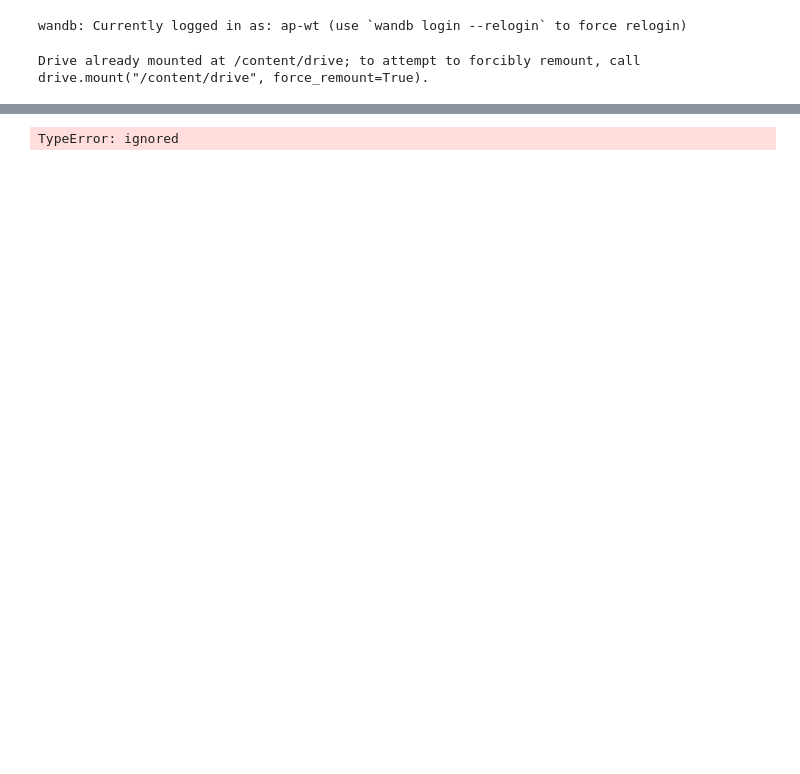
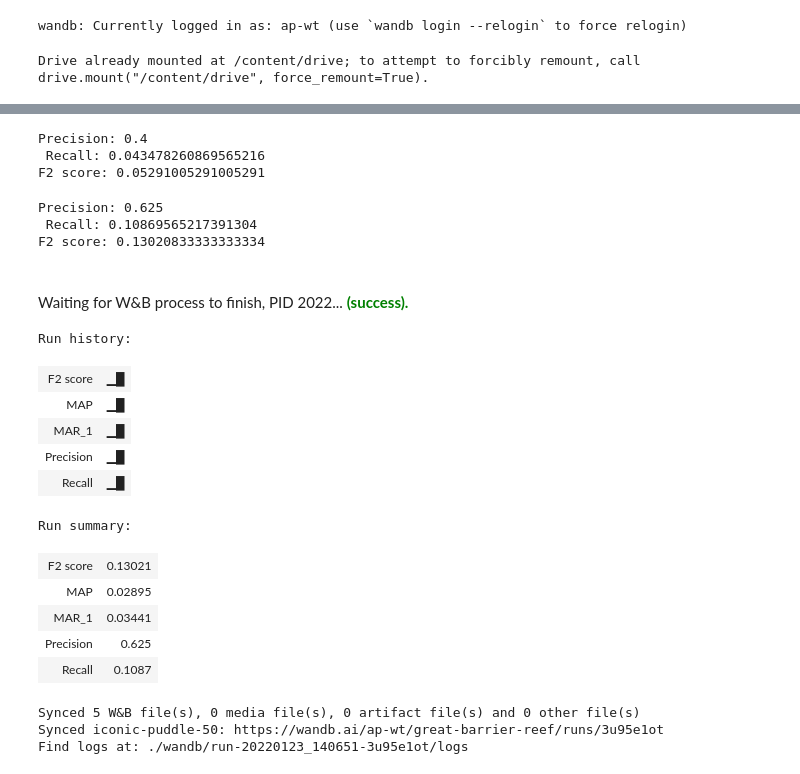
Before and after one commit to wtaisner/tensorflow-great-barrier-reef, a Jupyter notebook: FastRCNN.ipynb, the cells around one changed output, grey strips where cells are left out. Cells and saved outputs as stored; diff of their text form; code cells hidden in the pictures; blank space fills up the shorter version.

Commit message:
fixed F2 score calculation

```diff
--- a/FastRCNN.ipynb
+++ b/FastRCNN.ipynb
@@ -261,7 +243,7 @@ torch.manual_seed(23)
 # IF YOU WANT TO RUN PROPER MODEL LEARNING, MAKE SURE TO CHANGE DATASET SIZES
 
 dataset = StarfishDataset()
-train_size = int(0.09 * len(dataset))
+train_size = int(0.05 * len(dataset))
 test_size = len(dataset) - train_size
 train_dataset, test_dataset = torch.utils.data.random_split(dataset, [train_size, test_size])
 
@@ -284,13 +266,4 @@ cpu = torch.device('cpu')
 print('Used device: {}'.format(device))
 
 num_classes = 2  # starfish and not starfish I guess
-
-model = torchvision.models.detection.fasterrcnn_resnet50_fpn(pretrained=True)
-in_features = model.roi_heads.box_predictor.cls_score.in_features
-model.roi_heads.box_predictor = FastRCNNPredictor(in_features, num_classes)
-model.to(device)
-
-params = [p for p in model.parameters() if p.requires_grad]
-optimizer = torch.optim.SGD(params, lr=wandb.config['learning_rate'], momentum=wandb.config['momentum'], weight_decay=wandb.config['weight_decay'])
-lr_scheduler = torch.optim.lr_scheduler.StepLR(optimizer, step_size=3, gamma=0.1)
 # %% [output]
@@ -301,9 +291,8 @@ Used device: cuda
 
 # https://github.com/pytorch/vision/blob/main/references/detection/engine.py probably see training and eval loops here
 
-# wandb.init(project="great-barrier-reef", entity="ap-wt", config = wandb.config)
 
-# wandb.watch(model, log="all")
+wandb.watch(model, log="all")
 
 for e in tqdm(range(wandb.config['epochs'])):
     print('\n')
@@ -321,50 +310,74 @@ for e in tqdm(range(wandb.config['epochs'])):
         loss = sum(loss for loss in loss_dict.values())
         optimizer.zero_grad()
         loss.backward()
         optimizer.step()
     lr_scheduler.step()
 
     model.eval()
+    metric = MeanAveragePrecision()
+
     with torch.no_grad():
         gt_boxes = dict()
         pred_boxes = dict()
         for idx, (images, targets) in enumerate(test_dataloader):
 
             images = list(image.to(device) for image in images)
             predictions = model(images)
             outputs = [{k: v.to(cpu) for k, v in t.items()} for t in predictions]
 
-            # TODO: add some comparison with 'targets' perhaps
             outputs = [slice_output(out) for out in outputs]
 
-            # print('Output', outputs)
-            # print('Targets', targets)
+            metric.update(outputs, targets)
+            metrics = metric.compute()
+
             gt_boxes[idx] = [d['boxes'].tolist()[0] for d in targets]
             tmp_pred_boxes = {'boxes': [], "scores": []}
             for d in outputs:
-                tmp_pred_boxes['boxes'].append(d['boxes'].tolist()[0])
-                tmp_pred_boxes['scores'].append(d['scores'].tolist()[0])
+                try:
+                    tmp_pred_boxes['boxes'].append(d['boxes'].tolist()[0])
+                    tmp_pred_boxes['scores'].append(d['scores'].tolist()[0])
+                except:
+                    continue
             pred_boxes[idx] = tmp_pred_boxes
-            # print('gt_boxes', gt_boxes)
-            # print('pred_boxes', pred_boxes)
+
         tmp = {}
-        for idx, (gt, prd) in enumerate(zip(gt_boxes, pred_boxes)):
-            res = get_single_image_results(gt_boxes, pred_boxes, 0.5)
-            print('res', res)
+        for idx, (gt, prd) in enumerate(zip(gt_boxes.values(), pred_boxes.values())):
+            res = get_single_image_results(gt, prd['boxes'], 0.5)
             tmp[idx] = res
-        pr = calc_precision_recall(tmp)
-        print('pr', pr)
-        break
+        precision, recall = calc_precision_recall(tmp)
+        F2 = (5 * precision * recall)/(4 * precision + recall)
 
-            # metric = MeanAveragePrecision()
-            # metric.update(outputs, targets)
-            # metrics = metric.compute()
-            # if idx % 100 == 0:
-                # wandb.log({'MAP':metrics['map'], 'MAR_1':metrics['mar_1']})
+
+        wandb.log({'MAP':metrics['map'],
+                   'MAR_1':metrics['mar_1'],
+                   'Precision': precision,
+                   'Recall': recall,
+                   'F2 score': F2})
 
 
 
     lr_scheduler.step()
-# wandb.finish()
+wandb.finish()
 # %% [output]
-TypeError: ignored
+Precision: 0.4
+ Recall: 0.043478260869565216
+F2 score: 0.05291005291005291
+Precision: 0.625
+ Recall: 0.10869565217391304
+F2 score: 0.13020833333333334
+Waiting for W&B process to finish, PID 2022... (success).
+Run history:
+| F2 score | ▁█ |
+| MAP | ▁█ |
+| MAR_1 | ▁█ |
+| Precision | ▁█ |
+| Recall | ▁█ |
+Run summary:
+| F2 score | 0.13021 |
+| MAP | 0.02895 |
+| MAR_1 | 0.03441 |
+| Precision | 0.625 |
+| Recall | 0.1087 |
+Synced 5 W&B file(s), 0 media file(s), 0 artifact file(s) and 0 other file(s)
+Synced iconic-puddle-50: https://wandb.ai/ap-wt/great-barrier-reef/runs/3u95e1ot
+Find logs at: ./wandb/run-20220123_140651-3u95e1ot/logs
```
Also changed, not shown: parts of 6 cells of this notebook.
